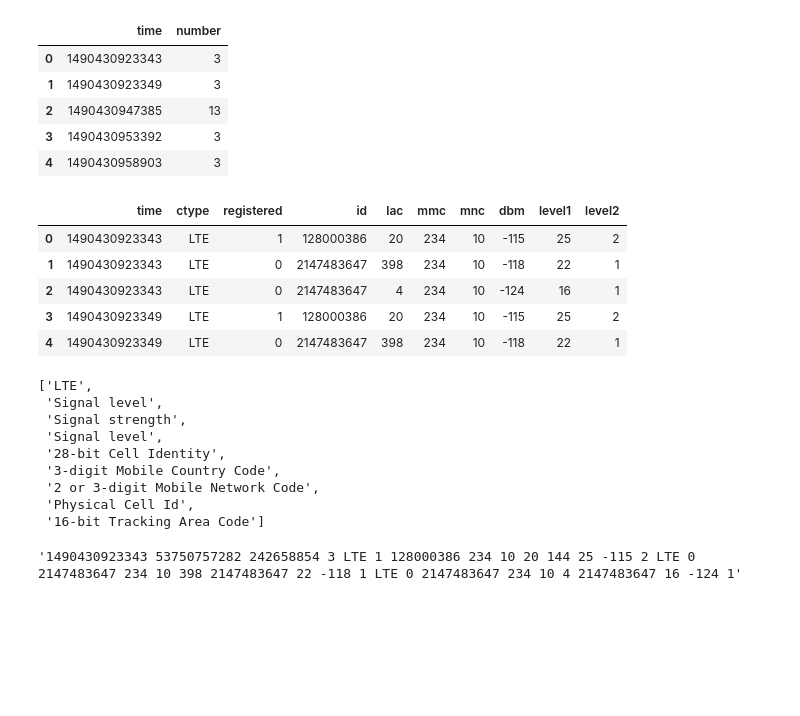
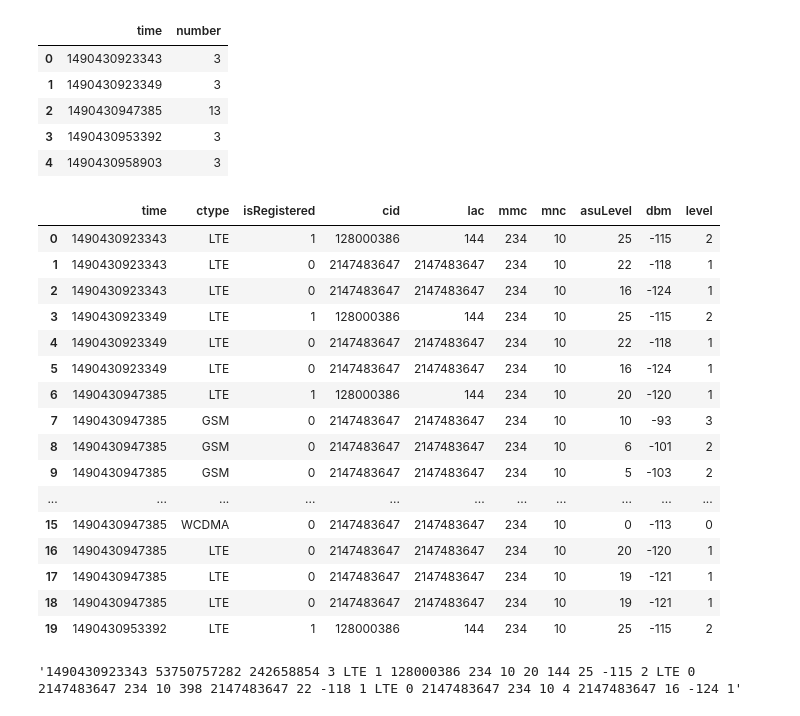
Before and after one commit to Ryanna-github/SHL2021, a Jupyter notebook: 2021-04-26_data_try.ipynb, the cells around one changed output. Cells and saved outputs as stored; diff of their text form; code cells hidden in the pictures; blank space fills up the shorter version.

```diff
--- a/2021-04-26_data_try.ipynb
+++ b/2021-04-26_data_try.ipynb
@@ -110,16 +110,16 @@ def cells_detail_transformer(cells_list, this_time):
     cells_detail = []
     for i, ctype in enumerate(cells_type):
         if re.match('.*LTE.*', ctype):
-            info = ['LTE'] + np.array(cells_info[i].split(" "))[[0, 1, 4, 2, 3, 7, 6, 8]].tolist()
+            info = ['LTE'] + np.array(cells_info[i].split(" "))[[0, 1, 5, 2, 3, 6, 7, 8]].tolist()
         elif re.match('.*GSM.*', ctype):
-            info = ['GSM'] + np.array(cells_info[i].split(" "))[[0, 1, 2, 3, 4, 6, 5, 7]].tolist()
+            info = ['GSM'] + np.array(cells_info[i].split(" ")).tolist()
         elif re.match(".*WCDMA.*", ctype):
-            info = ['WCDMA'] + np.array(cells_info[i].split(" "))[[0, 1, 2, 3, 4, 7, 6, 8]].tolist()
+            info = ['WCDMA'] + np.array(cells_info[i].split(" "))[[0, 1, 2, 3, 4, 6, 7, 8]].tolist()
         else:
             raise ValueError("Unrecognized cell type {}".format(ctype))
         cells_detail.append(info)
 
-    cells_detail = pd.DataFrame(cells_detail, columns = ('ctype', 'registered', 'id', 'lac', 'mmc', 'mnc', 'dbm', 'level1', 'level2'))
+    cells_detail = pd.DataFrame(cells_detail, columns = ("ctype", "isRegistered", "cid", "lac", "mmc", "mnc", "asuLevel", "dbm", "level"))
     cells_detail.insert(loc = 0, column = 'time', value = [this_time] * len(cells_type))
 
     return cells_detail
@@ -140,11 +141,22 @@ cells.head()
 | 3 | 1490430953392 | 3 |
 | 4 | 1490430958903 | 3 |
 # %%
-cells_detail.head()
+cells_detail.head(20)
 # %% [output]
-|  | time | ctype | registered | id | lac | mmc | mnc | dbm | level1 | level2 |
-| 0 | 1490430923343 | LTE | 1 | 128000386 | 20 | 234 | 10 | -115 | 25 | 2 |
-| 1 | 1490430923343 | LTE | 0 | 2147483647 | 398 | 234 | 10 | -118 | 22 | 1 |
-| 2 | 1490430923343 | LTE | 0 | 2147483647 | 4 | 234 | 10 | -124 | 16 | 1 |
-| 3 | 1490430923349 | LTE | 1 | 128000386 | 20 | 234 | 10 | -115 | 25 | 2 |
-| 4 | 1490430923349 | LTE | 0 | 2147483647 | 398 | 234 | 10 | -118 | 22 | 1 |
+|  | time | ctype | isRegistered | cid | lac | mmc | mnc | asuLevel | dbm | level |
+| 0 | 1490430923343 | LTE | 1 | 128000386 | 144 | 234 | 10 | 25 | -115 | 2 |
+| 1 | 1490430923343 | LTE | 0 | 2147483647 | 2147483647 | 234 | 10 | 22 | -118 | 1 |
+| 2 | 1490430923343 | LTE | 0 | 2147483647 | 2147483647 | 234 | 10 | 16 | -124 | 1 |
+| 3 | 1490430923349 | LTE | 1 | 128000386 | 144 | 234 | 10 | 25 | -115 | 2 |
+| 4 | 1490430923349 | LTE | 0 | 2147483647 | 2147483647 | 234 | 10 | 22 | -118 | 1 |
+| 5 | 1490430923349 | LTE | 0 | 2147483647 | 2147483647 | 234 | 10 | 16 | -124 | 1 |
+| 6 | 1490430947385 | LTE | 1 | 128000386 | 144 | 234 | 10 | 20 | -120 | 1 |
+| 7 | 1490430947385 | GSM | 0 | 2147483647 | 2147483647 | 234 | 10 | 10 | -93 | 3 |
+| 8 | 1490430947385 | GSM | 0 | 2147483647 | 2147483647 | 234 | 10 | 6 | -101 | 2 |
+| 9 | 1490430947385 | GSM | 0 | 2147483647 | 2147483647 | 234 | 10 | 5 | -103 | 2 |
+| ... | ... | ... | ... | ... | ... | ... | ... | ... | ... | ... |
+| 15 | 1490430947385 | WCDMA | 0 | 2147483647 | 2147483647 | 234 | 10 | 0 | -113 | 0 |
+| 16 | 1490430947385 | LTE | 0 | 2147483647 | 2147483647 | 234 | 10 | 20 | -120 | 1 |
+| 17 | 1490430947385 | LTE | 0 | 2147483647 | 2147483647 | 234 | 10 | 19 | -121 | 1 |
+| 18 | 1490430947385 | LTE | 0 | 2147483647 | 2147483647 | 234 | 10 | 19 | -121 | 1 |
+| 19 | 1490430953392 | LTE | 1 | 128000386 | 144 | 234 | 10 | 25 | -115 | 2 |
@@ -155,12 +162,0 @@ wcdma_names = 'WCDMA; isRegistered; cid; lac; MCC; MNC; PSC; asuLevel; dBm; leve
-# %%
-ite_names
-# %% [output]
-['LTE',
- 'Signal level',
- 'Signal strength',
- 'Signal level',
- '28-bit Cell Identity',
- '3-digit Mobile Country Code',
- '2 or 3-digit Mobile Network Code',
- 'Physical Cell Id',
- '16-bit Tracking Area Code']
```
Also changed, not shown: parts of 8 cells of this notebook, 3 other files.
